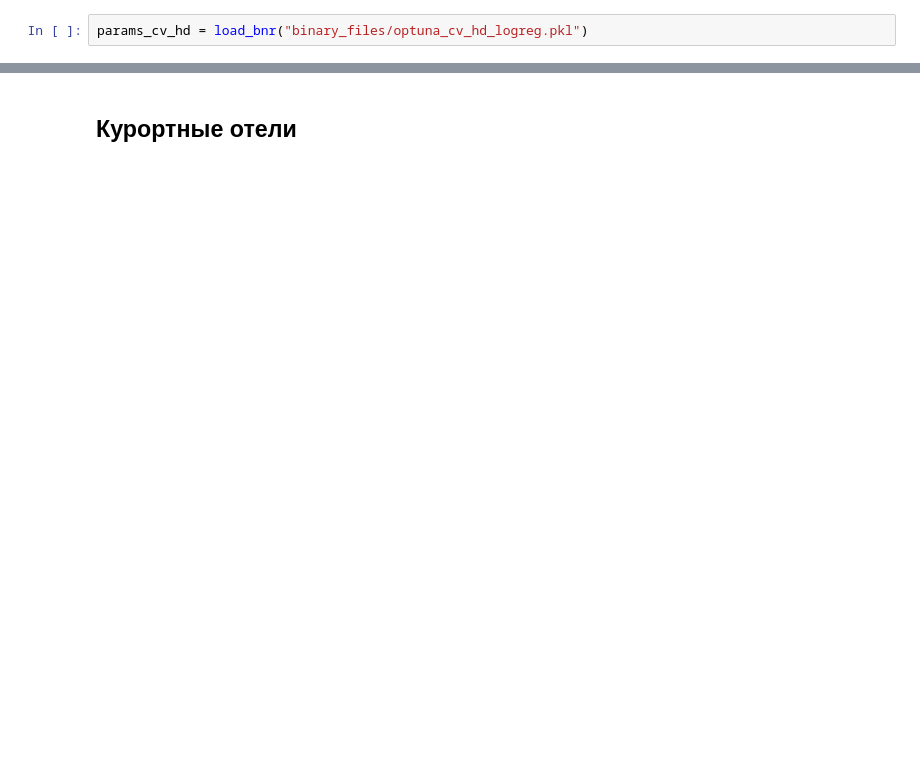
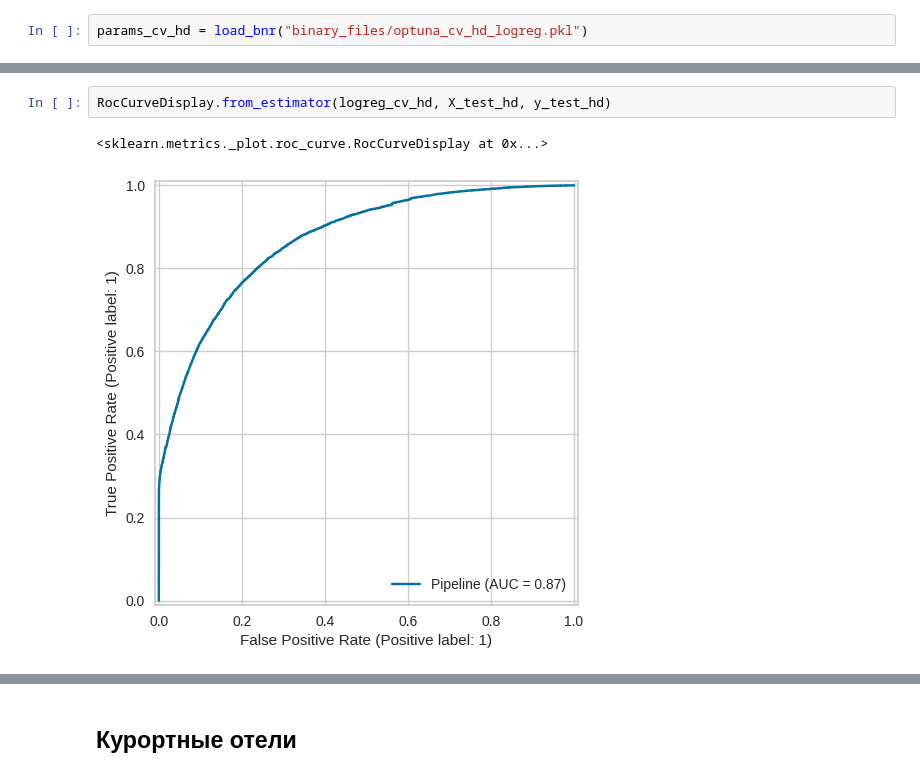
Before and after one commit to vixbi/machinelearning, a Jupyter notebook: Booking_cancellation.ipynb, the cells around one changed output, grey strips where cells are left out. Drawn from its saved outputs; the diff is of its cells as text; blank space fills up the shorter version.

```diff
--- a/Booking_cancellation.ipynb
+++ b/Booking_cancellation.ipynb
@@ -951,4 +945,9 @@ Pipeline(steps=[('standardscaler', StandardScaler()),
                                     class_weight='balanced', max_iter=1000))])
+# %%
+RocCurveDisplay.from_estimator(logreg_cv_hd, X_test_hd, y_test_hd)
+# %% [output]
+<sklearn.metrics._plot.roc_curve.RocCurveDisplay at 0x...>
+[figure, added]
 # %%
 optimize_threshold(X_train_hd, y_train_hd, X_test_hd, y_test_hd,
                    logreg_cv_hd)
```
Also changed, not shown: parts of 88 cells of this notebook.
